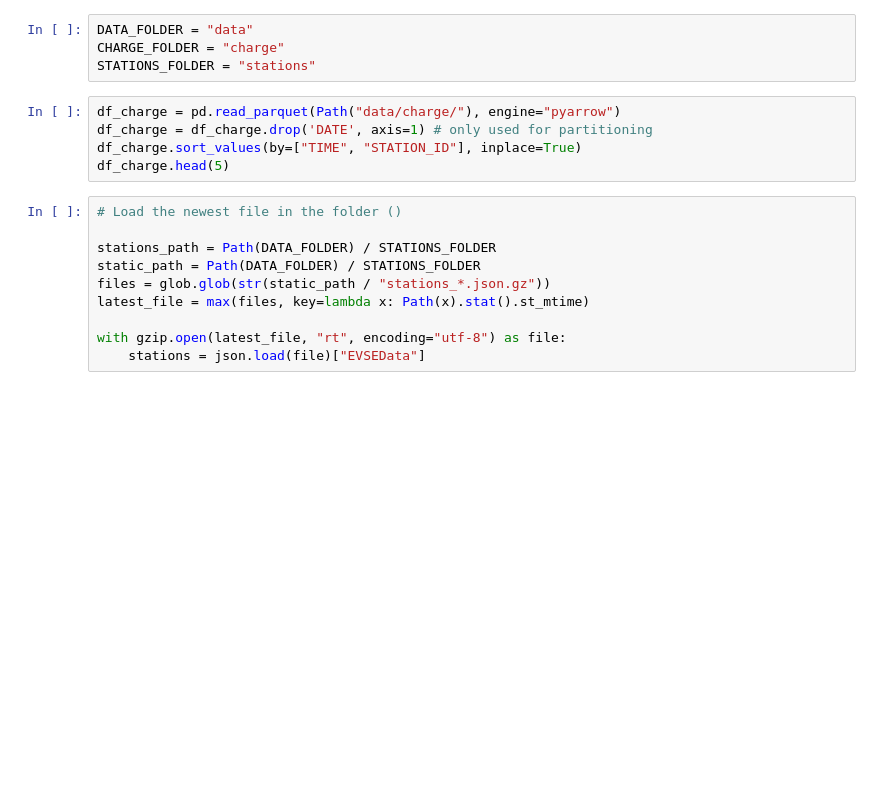
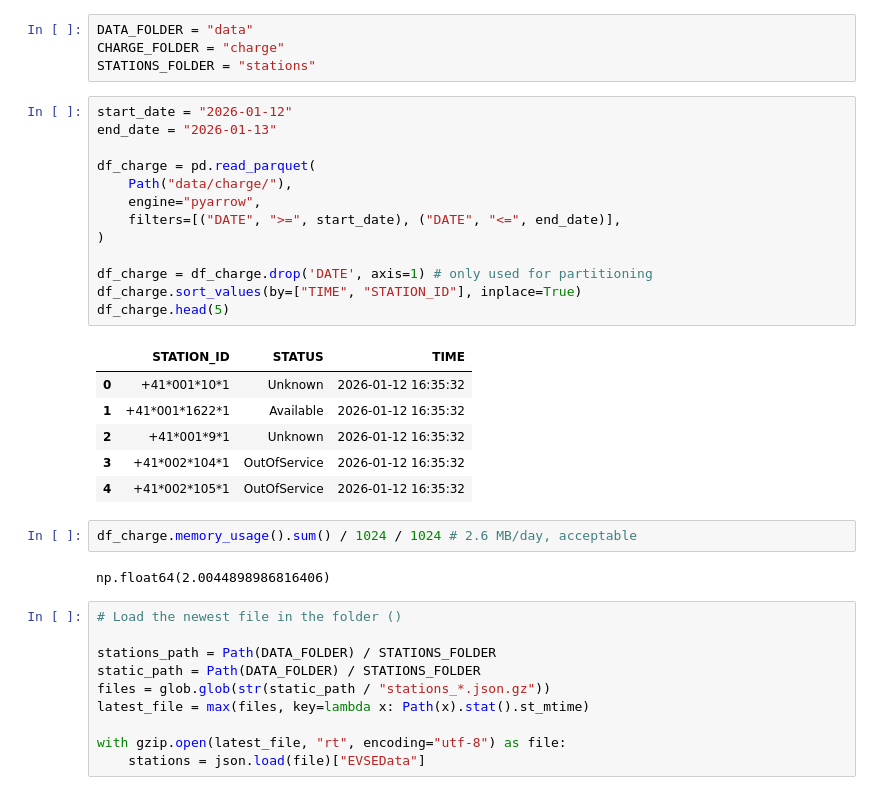
Before and after one commit to forgi86/its-logger, a Jupyter notebook: preproc.ipynb, the cells around one changed output. Saved outputs shown, nothing was run; the diff lists cells and outputs as text; blank space fills up the shorter version.

```diff
--- a/preproc.ipynb
+++ b/preproc.ipynb
@@ -13,10 +13,29 @@ DATA_FOLDER = "data"
 CHARGE_FOLDER = "charge"
 STATIONS_FOLDER = "stations"
 # %%
-df_charge = pd.read_parquet(Path("data/charge/"), engine="pyarrow")
+start_date = "2026-01-12"
+end_date = "2026-01-13"
+
+df_charge = pd.read_parquet(
+    Path("data/charge/"),
+    engine="pyarrow",
+    filters=[("DATE", ">=", start_date), ("DATE", "<=", end_date)],
+)
+
 df_charge = df_charge.drop('DATE', axis=1) # only used for partitioning
 df_charge.sort_values(by=["TIME", "STATION_ID"], inplace=True)
 df_charge.head(5)
+# %% [output]
+|  | STATION_ID | STATUS | TIME |
+| 0 | +41*001*10*1 | Unknown | 2026-01-12 16:35:32 |
+| 1 | +41*001*1622*1 | Available | 2026-01-12 16:35:32 |
+| 2 | +41*001*9*1 | Unknown | 2026-01-12 16:35:32 |
+| 3 | +41*002*104*1 | OutOfService | 2026-01-12 16:35:32 |
+| 4 | +41*002*105*1 | OutOfService | 2026-01-12 16:35:32 |
+# %%
+df_charge.memory_usage().sum() / 1024 / 1024 # 2.6 MB/day, acceptable
+# %% [output]
+np.float64(2.0044898986816406)
 # %%
 # Load the newest file in the folder ()
 
```
Also changed, not shown: parts of 14 cells of this notebook.
